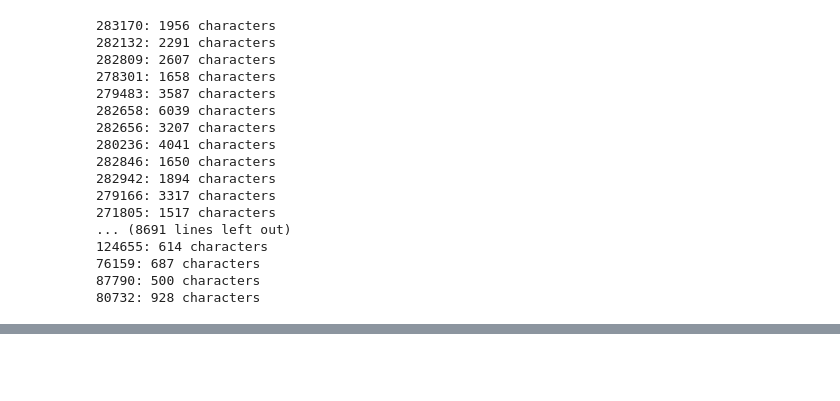
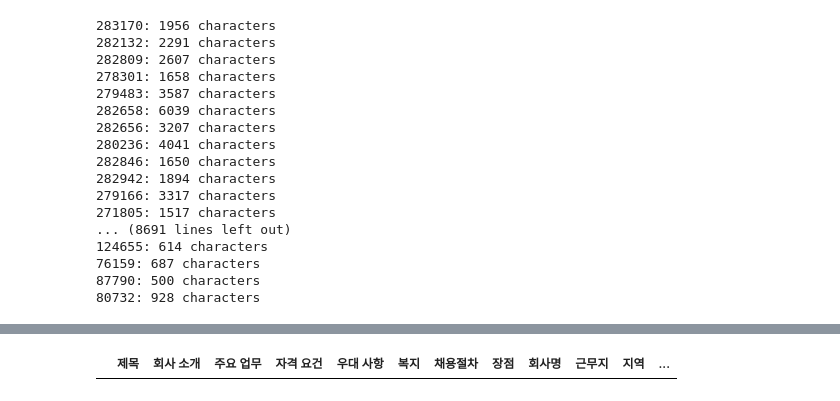
Before and after one commit to Digital-Smart-Busan-Final-Team6/Personal_Find_Job_Helper, a Jupyter notebook: Data_Set.ipynb, the cells around one changed output, grey strips where cells are left out. Cells and saved outputs as stored; diff of their text form; code cells hidden in the pictures; blank space fills up the shorter version.

```diff
--- a/Data_Set.ipynb
+++ b/Data_Set.ipynb
@@ -400,3 +400,9 @@ for post_id, post in data.items():
 76159: 687 characters
 87790: 500 characters
 80732: 928 characters
+# %%
+import pandas as pd
+
+df = pd.read_json('Data_Files/wanted_detail_improve_20250604.json', orient='records')
+# %%
+df = df.T
@@ -402,0 +425,6 @@ for post_id, post in data.items():
+# %%
+# 직군이 개발이고 신입지원가능여부가 True인 것
+
+df[df['직군'] == "마케팅광고" & df['신입 지원 가능 여부']]
+# %% [output]
+|  | 제목 | 회사 소개 | 주요 업무 | 자격 요건 | 우대 사항 | 복지 | 채용절차 | 장점 | 회사명 | 근무지 | 지역 | ... |
```
Also changed, not shown: parts of 2 cells of this notebook, 9 other files.
